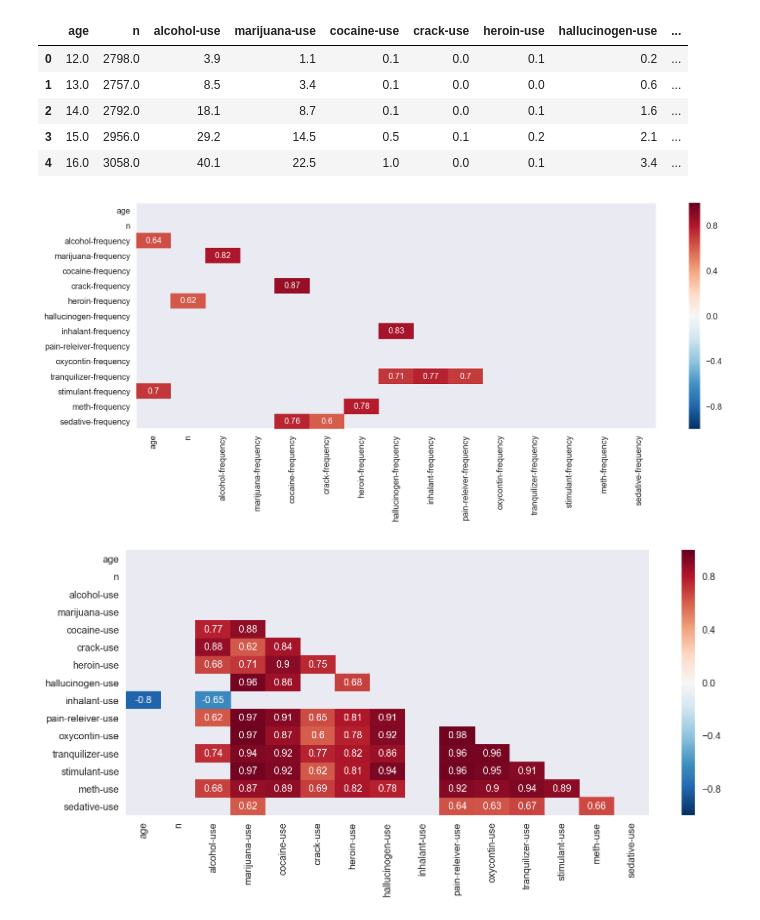
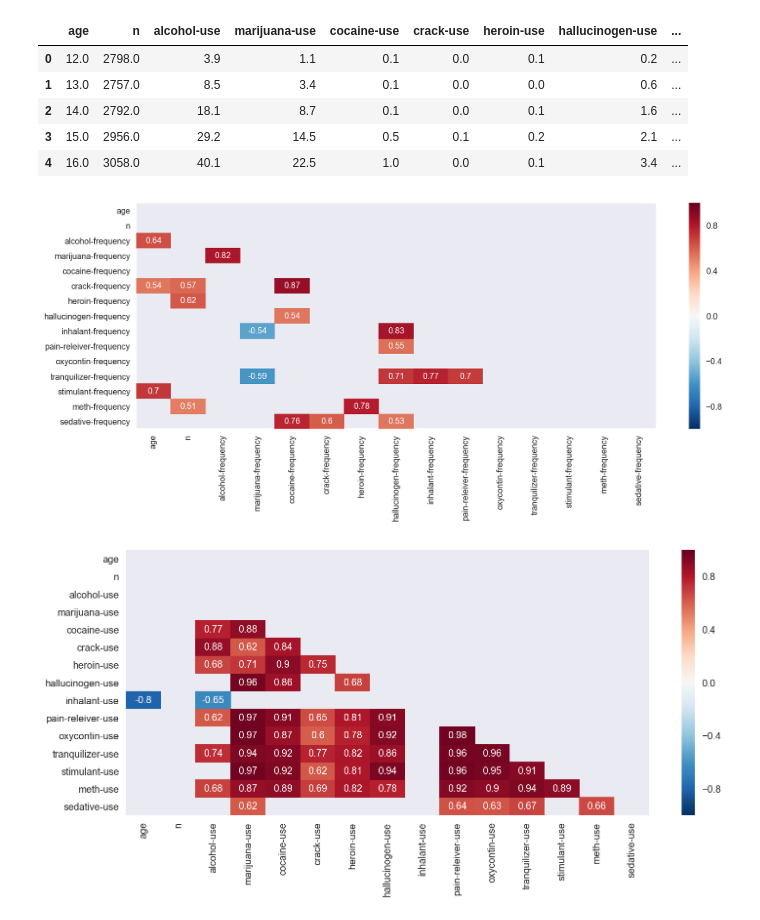
Before and after one commit to t-brewer/sats_and_drugs, a Jupyter notebook: project-02-v2-starter-code.ipynb, the cells around one changed output. Drawn from its saved outputs; the diff is of its cells as text; code cells hidden in the pictures.

```diff
--- a/project-02-v2-starter-code.ipynb
+++ b/project-02-v2-starter-code.ipynb
@@ -904,15 +906,15 @@ drugs_use.head()
 # %%
 corr_mat_freq = drugs_frequency.corr()
 
-cut_off = 0.6
+cut_off = 0.5
 mask = np.zeros_like(corr_mat_freq, dtype=np.bool)
 mask[np.triu_indices_from(mask)] = True
 mask[(corr_mat_freq <= cut_off) & (corr_mat_freq >= -cut_off)] = True
 
 f, ax = plt.subplots(nrows=1, ncols=1, figsize=(14,5))
 ax = sns.heatmap(corr_mat_freq, fmt='.2g', mask=mask, annot=True)
 # %% [output]
-[figure, old version]
+[figure, new version]
 # %%
 corr_mat_use = drugs_use.corr()
 
```
Also changed, not shown: parts of 4 cells of this notebook.
